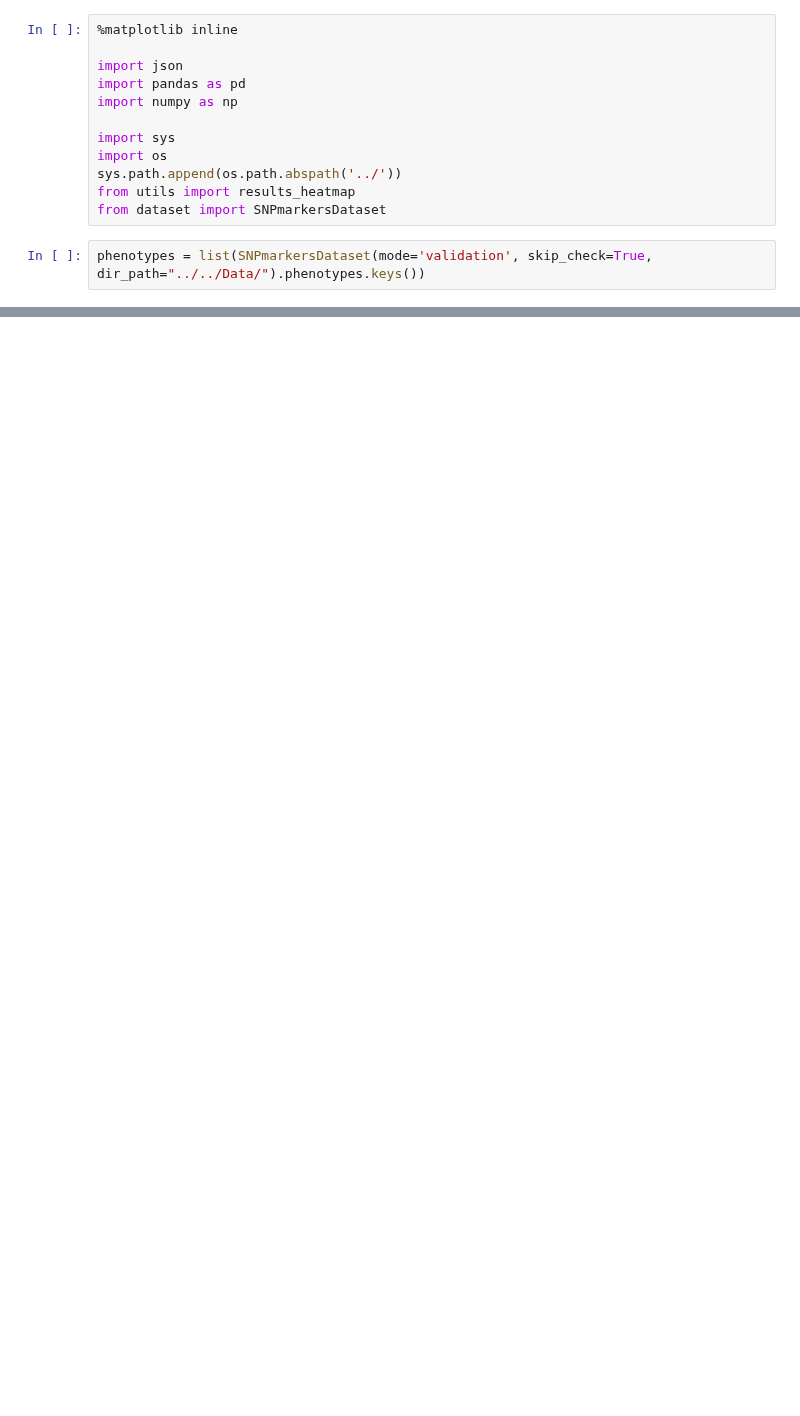
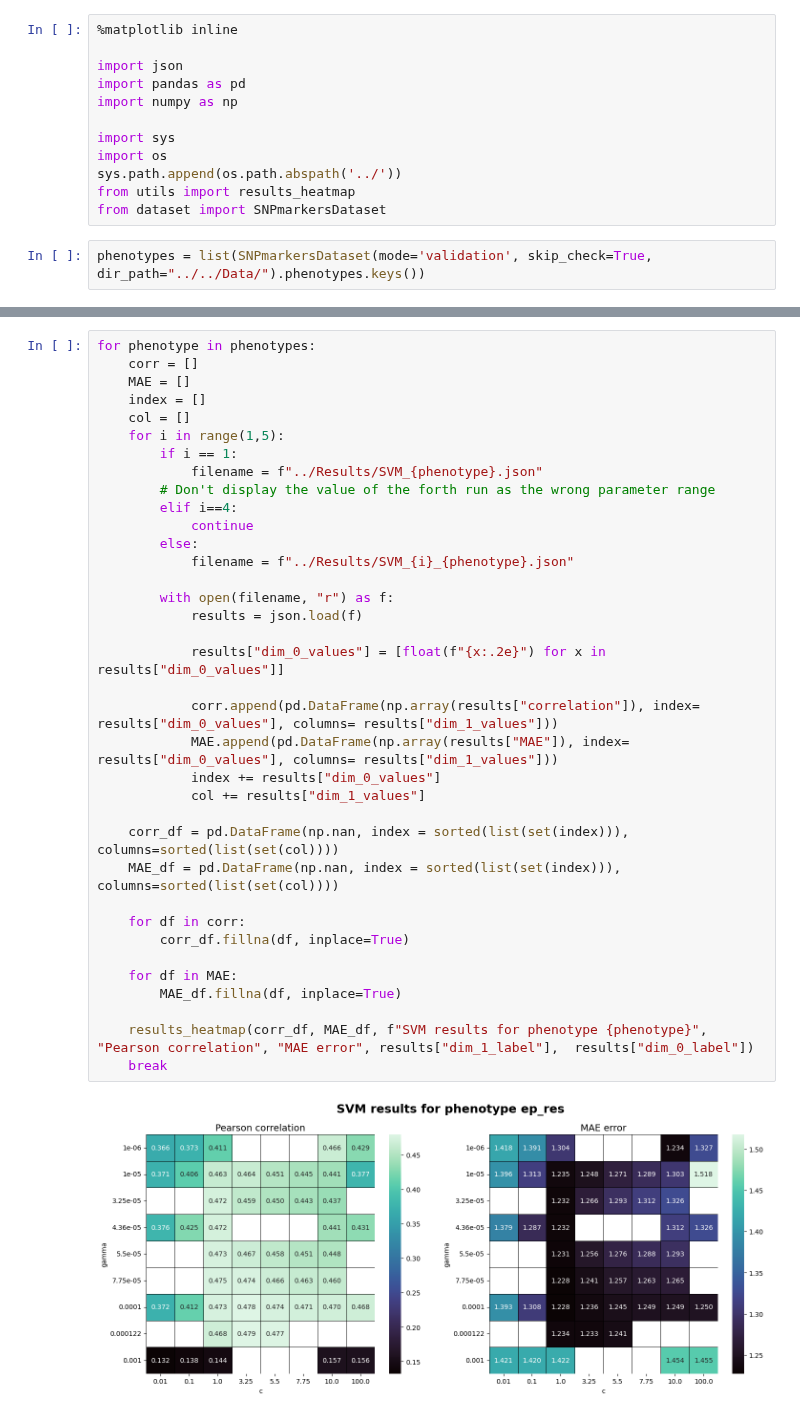
Before and after one commit to Florent-Hervers/master-thesis-code, a Jupyter notebook: Analysis notebooks/results_analysis_SVM.ipynb, the cells around one changed output, grey strips where cells are left out. Drawn from its saved outputs; the diff is of its cells as text; blank space fills up the shorter version.

```diff
--- a/Analysis notebooks/results_analysis_SVM.ipynb
+++ b/Analysis notebooks/results_analysis_SVM.ipynb
@@ -48,0 +78,38 @@ for phenotype in phenotypes:
+# %%
+for phenotype in phenotypes:
+    corr = []
+    MAE = []
+    index = []
+    col = []
+    for i in range(1,5):
+        if i == 1:
+            filename = f"../Results/SVM_{phenotype}.json"
+        # Don't display the value of the forth run as the wrong parameter range
+        elif i==4:
+            continue
+        else:
+            filename = f"../Results/SVM_{i}_{phenotype}.json"
+
+        with open(filename, "r") as f:
+            results = json.load(f)
+
+            results["dim_0_values"] = [float(f"{x:.2e}") for x in results["dim_0_values"]]
+
+            corr.append(pd.DataFrame(np.array(results["correlation"]), index= results["dim_0_values"], columns= results["dim_1_values"]))
+            MAE.append(pd.DataFrame(np.array(results["MAE"]), index= results["dim_0_values"], columns= results["dim_1_values"]))
+            index += results["dim_0_values"]
+            col += results["dim_1_values"]
+
+    corr_df = pd.DataFrame(np.nan, index = sorted(list(set(index))), columns=sorted(list(set(col))))
+    MAE_df = pd.DataFrame(np.nan, index = sorted(list(set(index))), columns=sorted(list(set(col))))
+
+    for df in corr:
+        corr_df.fillna(df, inplace=True)
+
+    for df in MAE:
+        MAE_df.fillna(df, inplace=True)
+
+    results_heatmap(corr_df, MAE_df, f"SVM results for phenotype {phenotype}", "Pearson correlation", "MAE error", results["dim_1_label"],  results["dim_0_label"])
+    break
+# %% [output]
+[figure, added]
```
Also changed, not shown: parts of 7 cells of this notebook, 5 other files.
